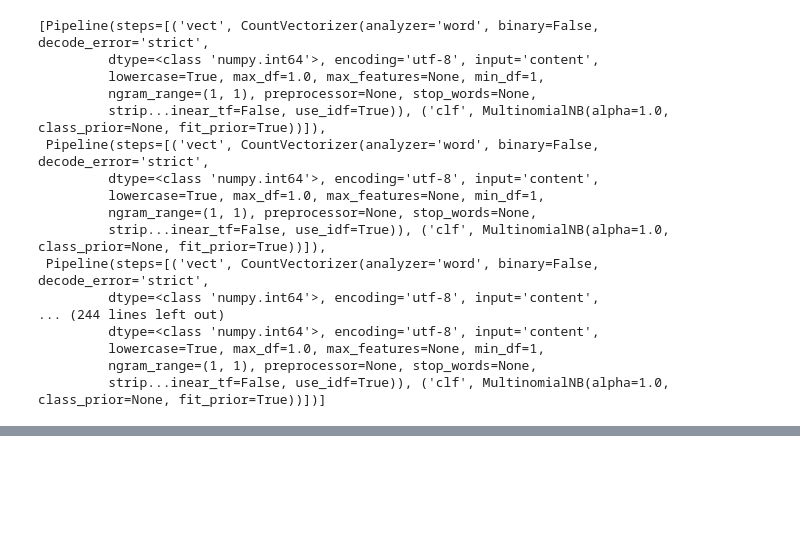
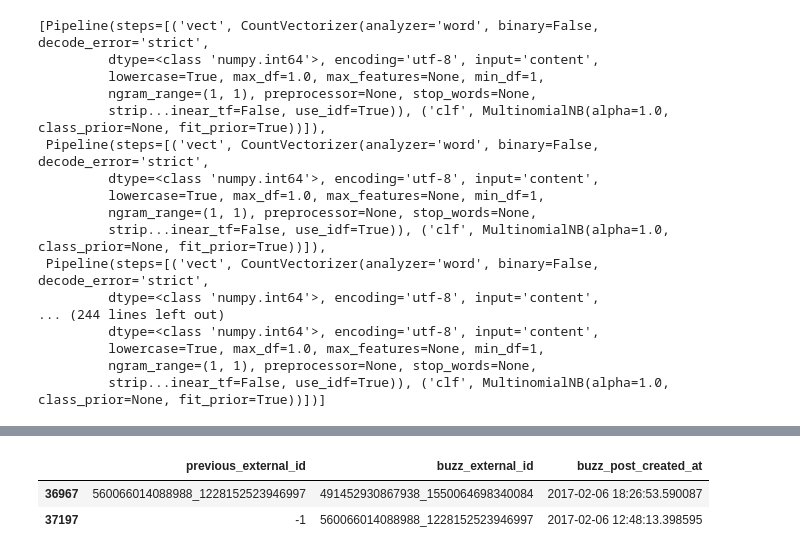
Before and after one commit to eshwarchandrasekharan/predict-pop, a Jupyter notebook: code/first-page-promotion.ipynb, the cells around one changed output, grey strips where cells are left out. Cells and saved outputs as stored; diff of their text form; code cells hidden in the pictures; blank space fills up the shorter version.

```diff
--- a/code/first-page-promotion.ipynb
+++ b/code/first-page-promotion.ipynb
@@ -250,0 +273,16 @@ max_page, max_prob
+# %%
+dr = train[train['buzz_post_buzz_id'] == 4456887]
+
+def get_previous(X):
+    print("Start")
+    buzzid = train[train['buzz_external_id'] == X]['buzz_post_buzz_id'].values[0]
+    cross_posts = list(train[train['buzz_post_buzz_id'] == buzzid].sort_values(['buzz_post_created_at'], ascending = True)['buzz_external_id'])
+
+    print(cross_posts)
+    index = cross_posts.index(X)
+    if index == 0:
+        return -1
+    else:
+        return cross_posts[index - 1]
+
+dr['previous_external_id'] = dr['buzz_external_id'].apply(get_previous)
@@ -250,0 +298,6 @@ max_page, max_prob
+# %%
+dr[['previous_external_id', 'buzz_external_id', 'buzz_post_created_at']]
+# %% [output]
+|  | previous_external_id | buzz_external_id | buzz_post_created_at |
+| 36967 | 560066014088988_1228152523946997 | 491452930867938_1550064698340084 | 2017-02-06 18:26:53.590087 |
+| 37197 | -1 | 560066014088988_1228152523946997 | 2017-02-06 12:48:13.398595 |
```
Also changed, not shown: parts of 5 cells of this notebook, 2 other files.
